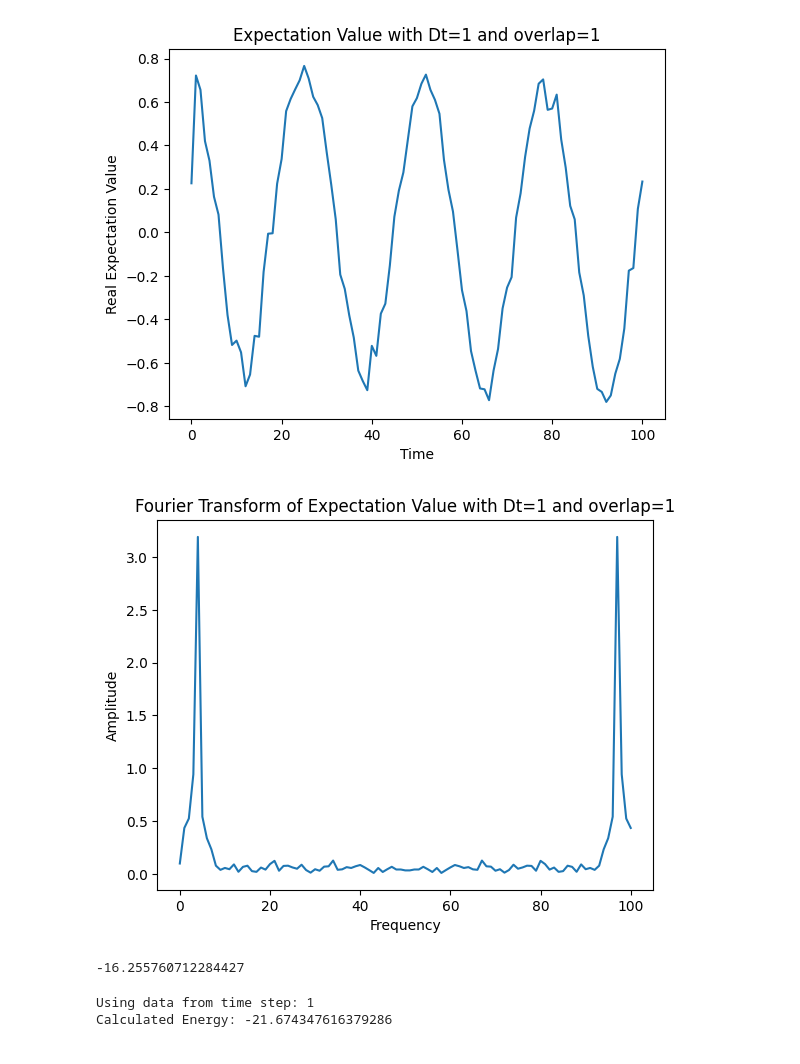
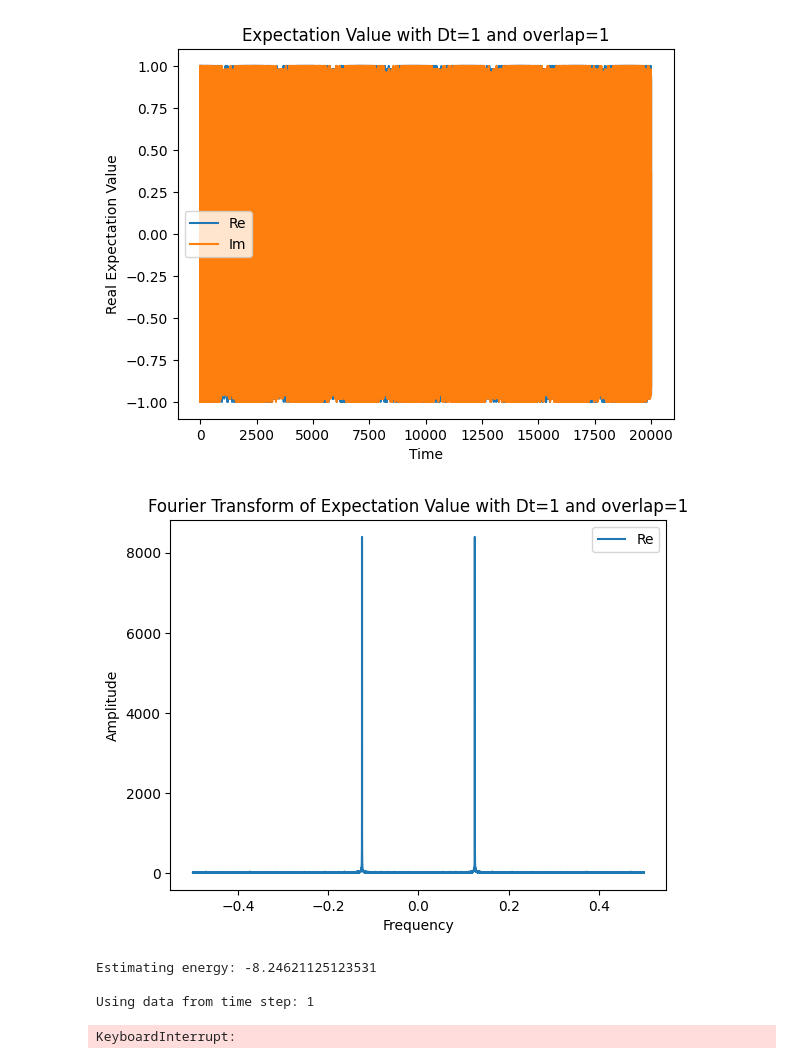
Before and after one commit to Quantum-Linear-Algebra/ODMD, a Jupyter notebook: ODMD.ipynb, the cells around one changed output. Saved outputs shown, nothing was run; the diff lists cells and outputs as text; code cells hidden in the pictures.

Commit message:
add imaginary HTs for creating full expectation value; added convergence plot

```diff
--- a/ODMD.ipynb
+++ b/ODMD.ipynb
@@ -371,7 +374,7 @@ def generate_s_k(Dt, K, parameters):
         s_k.append(ht)
     return s_k
 
-def transpile_s_k(Dt, K, backend, parameters):
+def transpile_s_k(Dt, K, backend, parameters, W='Re'):
     '''
     Transpile the related hadamard tests to generate s_k
 
@@ -389,7 +392,7 @@ def transpile_s_k(Dt, K, backend, parameters):
     trans_qcs = []
     gates, statevector = s_k_circuit_info(Dt, K, parameters)
     for controlled_U in gates:
-        trans_qcs.append(create_hadamard_test(backend, controlled_U, statevector))
+        trans_qcs.append(create_hadamard_test(backend, controlled_U, statevector, W=W))
     return trans_qcs
 # %%
 def make_hankel(k, ref, s_k):
@@ -530,11 +535,14 @@ parameters['system'] = parameters['system'][0:3].upper()
 
 # parameter checking (if there's an error change parameters in question)
 assert(computation_type == 'S' or computation_type == 'H')
-assert(data_source == 'G' or data_source == 'F' or data_source == 'J' or data_source == 'E')
+assert(data_source == 'F' or data_source == 'J' or data_source == 'E')
 if data_source == 'E': computation_type = 'S'
 assert(not (computation_type == 'S' and data_source == 'J'))
 assert(not (computation_type == 'H' and data_source == 'G'))
+assert(data_full_ts == True or data_full_ts == False)
+assert(not data_source == 'G' or not data_full_ts)
 assert(parameters['system'] == "TFI" or parameters['system'] == "SPI" or parameters['system'] == "HUB" or parameters['system'] == "H_2")
+if 'overlap' not in parameters: parameters['overlap'] = 1
 assert(0<=parameters['overlap']<=1)
 
 # verify system parameters are setup correctly
@@ -592,7 +600,7 @@ def make_filename(computation_type, max_iterations, parameters, index=-1):
         string+="_dist="+str(parameters['distance'])
     string+="_scale="+str(parameters['scaling'])
     string+="_shift="+str(parameters['shifting'])
-    if 'overlap' in parameters: string+="_overlap="+str(parameters['overlap'])
+    string+="_overlap="+str(parameters['overlap'])
     if index != -1: string+="_Dt="+str(parameters['time_steps'][index])
     string += "_maxitr="+str(max_iterations)
     return string
@@ -687,43 +738,45 @@ for i in range(num_trials):
 # %%
-def dft(x):
-    N = len(x)
-    n = np.arange(N)
-    k = n.reshape((N, 1))
-    W = np.exp(2j * np.pi * k * n / N)
-    X = np.dot(W, x)/(np.sqrt(N))
-    return X
-
 for i in range(len(s_ks)):
     s_k = s_ks[i]
     time_step = parameters['time_steps'][i]
-    plt.plot([i*time_step for i in range(len(s_k))], s_k)
+    plt.plot([i*time_step for i in range(len(s_k))], [i.real for i in s_k], label = "Re")
+    plt.plot([i*time_step for i in range(len(s_k))], [i.imag for i in s_k], label = "Im")
+    plt.legend()
     plt.xlabel("Time")
     plt.ylabel("Real Expectation Value")
-    plt.title("Expectation Value with Dt="+str(time_step)+" and overlap="+str(overlap))
-    plt.savefig("Graphs/"+make_filename(computation_type, max_iterations, parameters)+"_shots="+str(parameters['shots'])+"_Expectation_Value.png")
+    plt.title("Expectation Value with Dt="+str(time_step)+" and overlap="+str(parameters['overlap']))
+    plt.savefig("Graphs/"+make_filename(computation_type, max_iterations, parameters)+"_shots="+str(parameters['shots'])+"_Dt="+str(time_step)+"_Expectation_Value.png")
     plt.show()
 
 for i in range(len(s_ks)):
     s_k = s_ks[i]
     time_step = parameters['time_steps'][i]
-    plt.plot([i for i in range(len(s_k))], abs(dft(s_k)))
+    getfreq = lambda x: fftshift(fftfreq(len(x), d=time_step)[:])
+    plt.plot(getfreq([i for i in range(len(s_k))]), abs(fft([i.real for i in s_k])), label = 'Re')
+    # plt.plot(getfreq([i for i in range(len(s_k))]), abs(fft([i.imag for i in s_k])), label = 'Im')
+    # plt.plot(getfreq([i for i in range(len(s_k))]), abs(fft(s_k)), label = 'Both')
+    plt.legend()
     plt.xlabel("Frequency")
     plt.ylabel("Amplitude")
-    plt.title("Fourier Transform of Expectation Value with Dt="+str(time_step)+" and overlap="+str(overlap))
-    plt.savefig("Graphs/"+make_filename(computation_type, max_iterations, parameters)+"_shots="+str(parameters['shots'])+"_Fourier_Transform_Expectation_Value.png")
+    plt.title("Fourier Transform of Expectation Value with Dt="+str(time_step)+" and overlap="+str(parameters['overlap']))
+    plt.savefig("Graphs/"+make_filename(computation_type, max_iterations, parameters)+"_shots="+str(parameters['shots'])+"_Dt="+str(time_step)+"_Fourier_Transform_Expectation_Value.png")
     plt.show()
 # %% [output]
-[figure, old version]
+[figure, new version]
-[figure, old version]
+[figure, new version]
-# %%
-_,real_E_0 = create_hamiltonian(parameters, show_steps=False)
-print(real_E_0)
-# %% [output]
--16.255760712284427
 # %%
+_,real_E_0 = create_hamiltonian(parameters, show_steps=False)
+print("Estimating energy:", real_E_0)
+
+for raw_s_k in raw_s_ks:
+    for i in range(len(raw_s_k)):
+        s_k[i] = raw_s_k[i].real
+svd_threshold = 10**-2
+
 trials = []
 results = []
 for i in range(len(parameters['time_steps'])):
+    print()
     time_step = parameters['time_steps'][i]
     print("Using data from time step:", time_step)
     est_E_0s = []
@@ -736,8 +789,10 @@ for i in range(len(parameters['time_steps'])):
     results.append(result)
     trials.append(est_E_0s)
 # %% [output]
+Estimating energy: -8.24621125123531
+
 Using data from time step: 1
-Calculated Energy: -21.674347616379286
+KeyboardInterrupt:
 # %%
 use_shots = True
 
```
Also changed, not shown: parts of 7 cells of this notebook.
